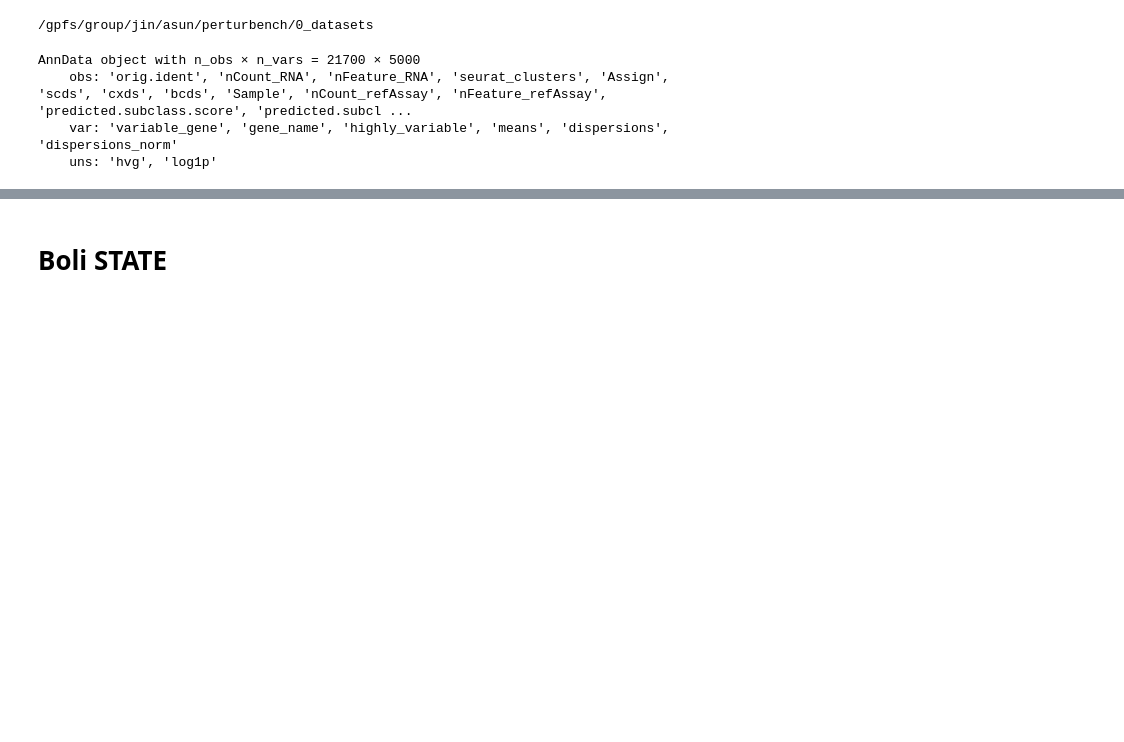
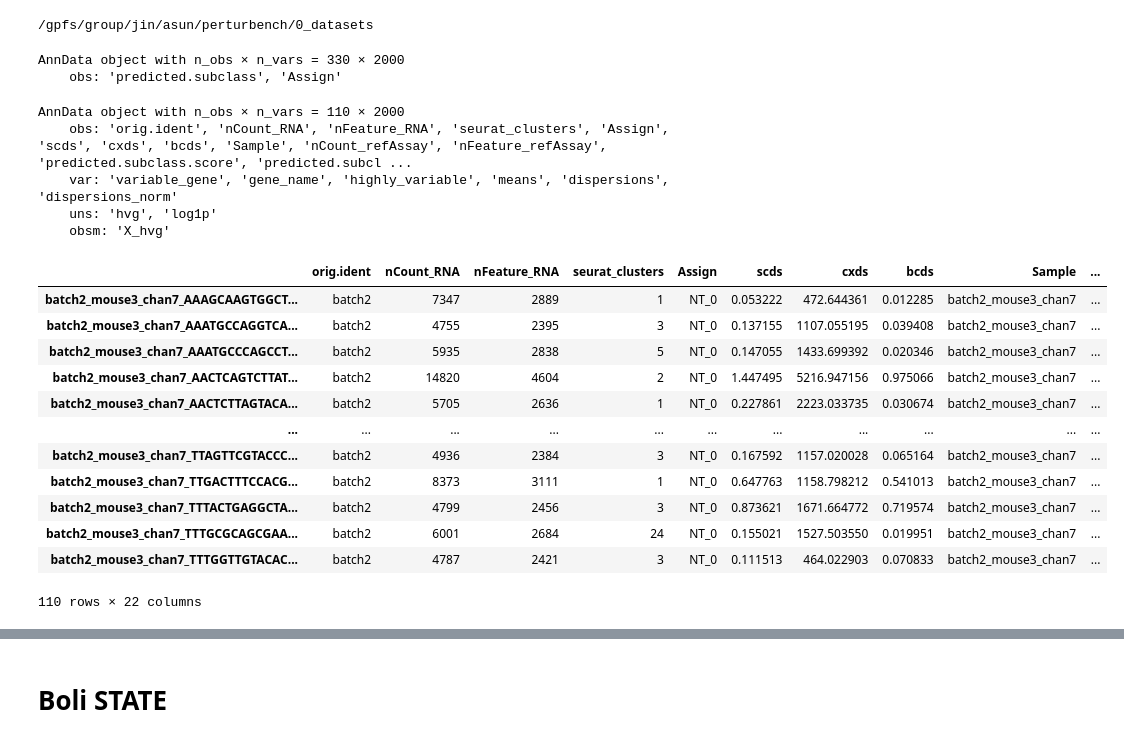
Before and after one commit to asunboi/proving-ground, a Jupyter notebook: 0_datasets/linear_baseline.ipynb, the cells around one changed output, grey strips where cells are left out. Saved outputs shown, nothing was run; the diff lists cells and outputs as text; code cells hidden in the pictures; blank space fills up the shorter version.

```diff
--- a/0_datasets/linear_baseline.ipynb
+++ b/0_datasets/linear_baseline.ipynb
@@ -12,11 +12,35 @@ import scanpy as sc
 import matplotlib.pyplot as plt
 import pandas as pd
 import numpy as np
+# %%
+pred = sc.read_h5ad("/gpfs/home/asun/jin_lab/perturbench/1_train/logs/predict/runs/2025-10-26_17-35-45_boli_linear_baseline/predictions/prediction_chunk_0.h5ad")
+pred
+# %% [output]
+AnnData object with n_obs × n_vars = 330 × 2000
+    obs: 'predicted.subclass', 'Assign'
 # %%
-boli = sc.read_h5ad('/gpfs/home/asun/jin_lab/perturbench/raw_data/boli_ctx_scprocess_no+ctrl.h5ad')
-boli
+test = sc.read_h5ad("/gpfs/home/asun/jin_lab/perturbench/2_predict/logs/predict/runs/2025-10-27_16-21-50_boli_linear_baseline/predictions/ctrl.h5ad")
+test
 # %% [output]
-AnnData object with n_obs × n_vars = 21700 × 5000
+AnnData object with n_obs × n_vars = 110 × 2000
     obs: 'orig.ident', 'nCount_RNA', 'nFeature_RNA', 'seurat_clusters', 'Assign', 'scds', 'cxds', 'bcds', 'Sample', 'nCount_refAssay', 'nFeature_refAssay', 'predicted.subclass.score', 'predicted.subcl ...
     var: 'variable_gene', 'gene_name', 'highly_variable', 'means', 'dispersions', 'dispersions_norm'
     uns: 'hvg', 'log1p'
+    obsm: 'X_hvg'
+# %%
+test2 = test.obs[test.obs["predicted.subclass"] == "L6 CT CTX"]
+test2
+# %% [output]
+|  | orig.ident | nCount_RNA | nFeature_RNA | seurat_clusters | Assign | scds | cxds | bcds | Sample | ... |
+| batch2_mouse3_chan7_AAAGCAAGTGGCT... | batch2 | 7347 | 2889 | 1 | NT_0 | 0.053222 | 472.644361 | 0.012285 | batch2_mouse3_chan7 | ... |
+| batch2_mouse3_chan7_AAATGCCAGGTCA... | batch2 | 4755 | 2395 | 3 | NT_0 | 0.137155 | 1107.055195 | 0.039408 | batch2_mouse3_chan7 | ... |
+| batch2_mouse3_chan7_AAATGCCCAGCCT... | batch2 | 5935 | 2838 | 5 | NT_0 | 0.147055 | 1433.699392 | 0.020346 | batch2_mouse3_chan7 | ... |
+| batch2_mouse3_chan7_AACTCAGTCTTAT... | batch2 | 14820 | 4604 | 2 | NT_0 | 1.447495 | 5216.947156 | 0.975066 | batch2_mouse3_chan7 | ... |
+| batch2_mouse3_chan7_AACTCTTAGTACA... | batch2 | 5705 | 2636 | 1 | NT_0 | 0.227861 | 2223.033735 | 0.030674 | batch2_mouse3_chan7 | ... |
+| ... | ... | ... | ... | ... | ... | ... | ... | ... | ... | ... |
+| batch2_mouse3_chan7_TTAGTTCGTACCC... | batch2 | 4936 | 2384 | 3 | NT_0 | 0.167592 | 1157.020028 | 0.065164 | batch2_mouse3_chan7 | ... |
+| batch2_mouse3_chan7_TTGACTTTCCACG... | batch2 | 8373 | 3111 | 1 | NT_0 | 0.647763 | 1158.798212 | 0.541013 | batch2_mouse3_chan7 | ... |
+| batch2_mouse3_chan7_TTTACTGAGGCTA... | batch2 | 4799 | 2456 | 3 | NT_0 | 0.873621 | 1671.664772 | 0.719574 | batch2_mouse3_chan7 | ... |
+| batch2_mouse3_chan7_TTTGCGCAGCGAA... | batch2 | 6001 | 2684 | 24 | NT_0 | 0.155021 | 1527.503550 | 0.019951 | batch2_mouse3_chan7 | ... |
+| batch2_mouse3_chan7_TTTGGTTGTACAC... | batch2 | 4787 | 2421 | 3 | NT_0 | 0.111513 | 464.022903 | 0.070833 | batch2_mouse3_chan7 | ... |
+110 rows × 22 columns
```
Also changed, not shown: parts of 20 cells of this notebook, 8 other files.
